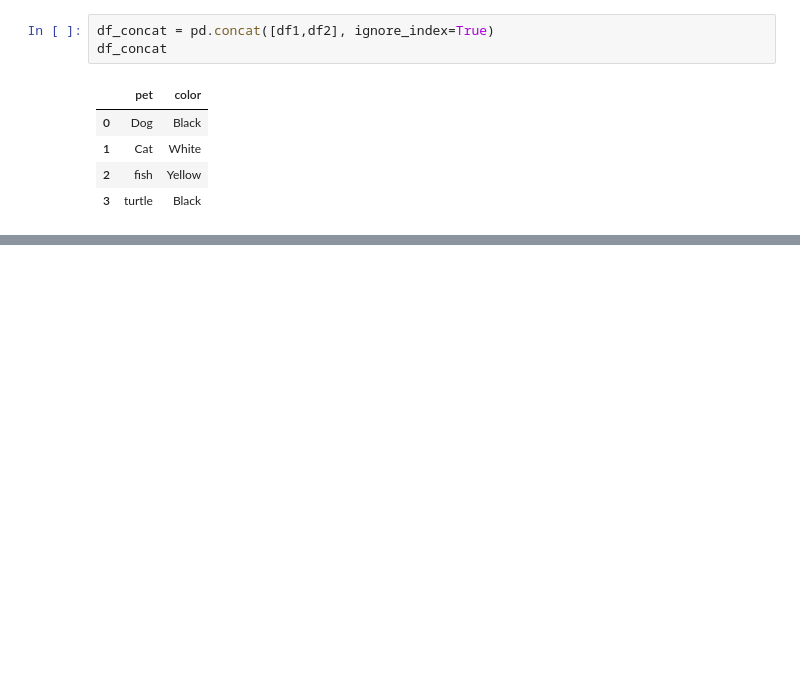
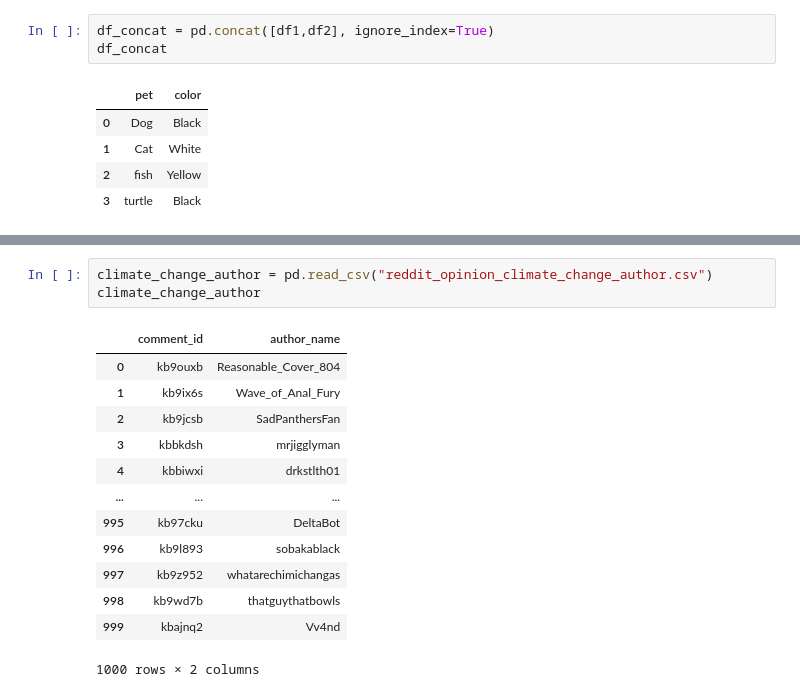
Before and after one commit to atsbitiman/python-data-analysis, a Jupyter notebook: data-manipulation/concat/concat.ipynb, the cells around one changed output, grey strips where cells are left out. Saved outputs shown, nothing was run; the diff lists cells and outputs as text; blank space fills up the shorter version.

```diff
--- a/data-manipulation/concat/concat.ipynb
+++ b/data-manipulation/concat/concat.ipynb
@@ -44,0 +137,17 @@ df_concat
+# %%
+climate_change_author = pd.read_csv("reddit_opinion_climate_change_author.csv")
+climate_change_author
+# %% [output]
+|  | comment_id | author_name |
+| 0 | kb9ouxb | Reasonable_Cover_804 |
+| 1 | kb9ix6s | Wave_of_Anal_Fury |
+| 2 | kb9jcsb | SadPanthersFan |
+| 3 | kbbkdsh | mrjigglyman |
+| 4 | kbbiwxi | drkstlth01 |
+| ... | ... | ... |
+| 995 | kb97cku | DeltaBot |
+| 996 | kb9l893 | sobakablack |
+| 997 | kb9z952 | whatarechimichangas |
+| 998 | kb9wd7b | thatguythatbowls |
+| 999 | kbajnq2 | Vv4nd |
+1000 rows × 2 columns
```
Also changed, not shown: parts of 13 cells of this notebook.
